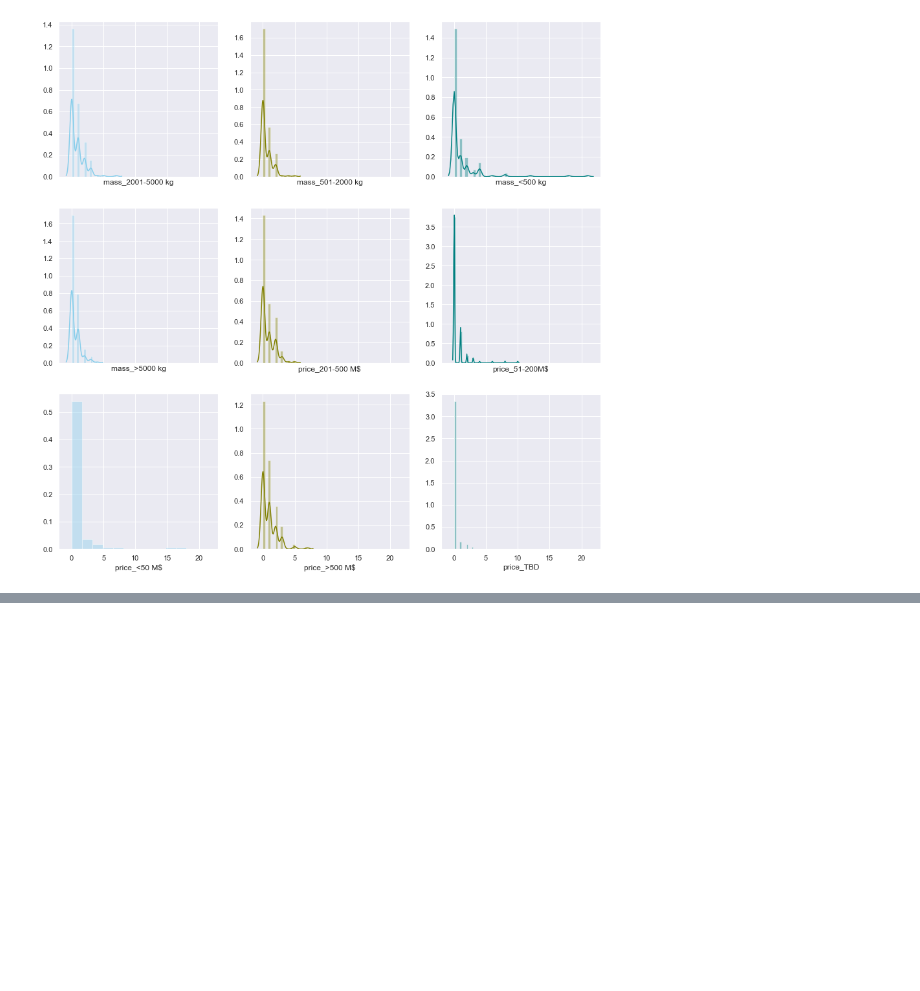
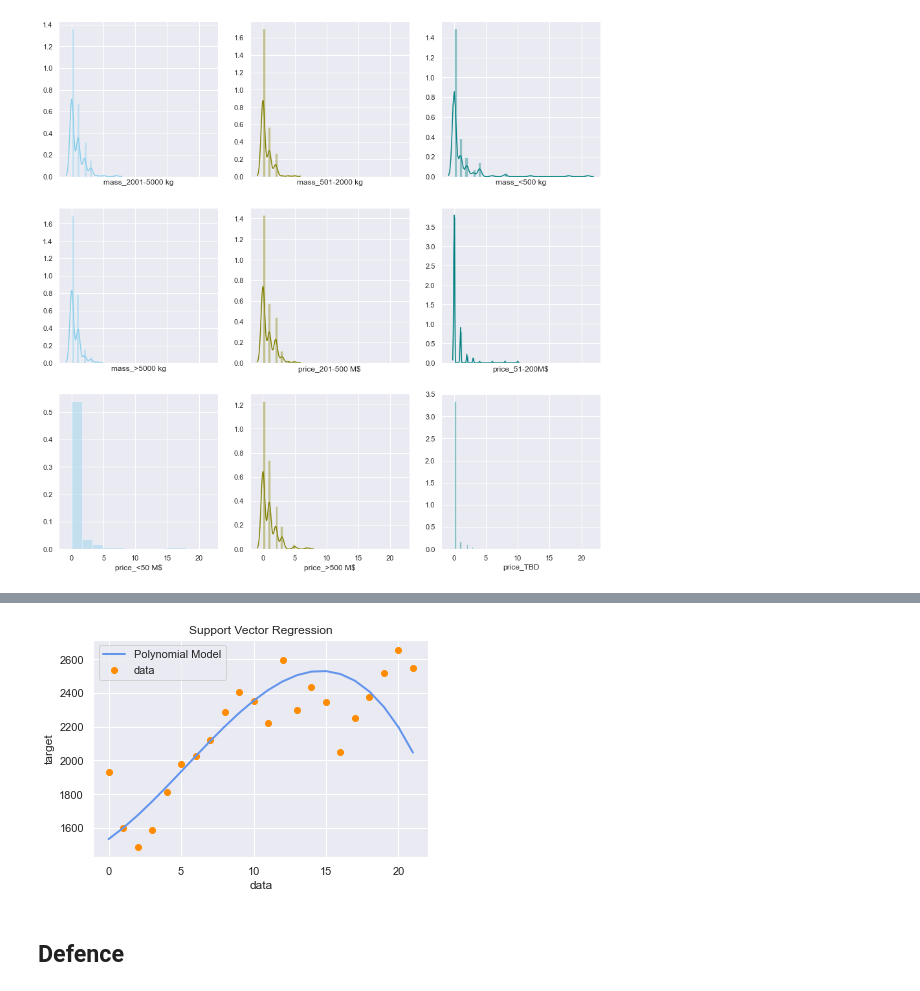
Before and after one commit to mattcoget/Final-Project, a Jupyter notebook: Modelling.ipynb, the cells around one changed output, grey strips where cells are left out. Cells and saved outputs as stored; diff of their text form; code cells hidden in the pictures; blank space fills up the shorter version.

```diff
--- a/Modelling.ipynb
+++ b/Modelling.ipynb
@@ -647,0 +421,2 @@ ValueError: You must specify a period or x must be a pandas object with a Dateti
+# %%
+X,y = df_ml[['year_corrected']], df_ml.value
@@ -647,0 +444,15 @@ ValueError: You must specify a period or x must be a pandas object with a Dateti
+# %%
+#Plotting of results
+lw = 2
+plt.scatter(X, y, color="darkorange", label="data")
+plt.plot(X, y_pred, color="cornflowerblue", lw=lw, label="Polynomial Model")
+plt.xlabel("data")
+plt.ylabel("target")
+plt.title("Support Vector Regression")
+plt.legend()
+plt.savefig('france svr.jpg', dpi=300)
+plt.show()
+# %% [output]
+[figure, added]
+# %% [markdown]
+## Defence
```
Also changed, not shown: parts of 201 cells of this notebook, 2 other files.
